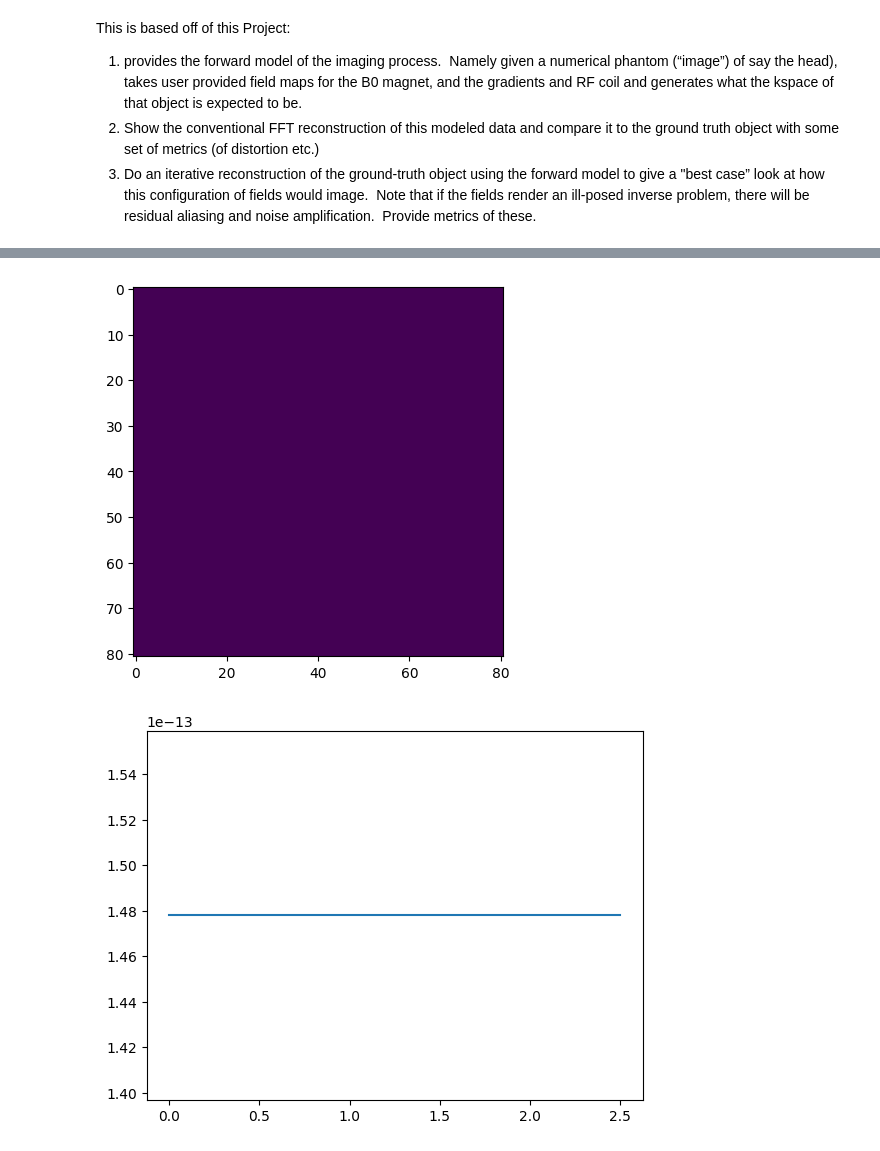
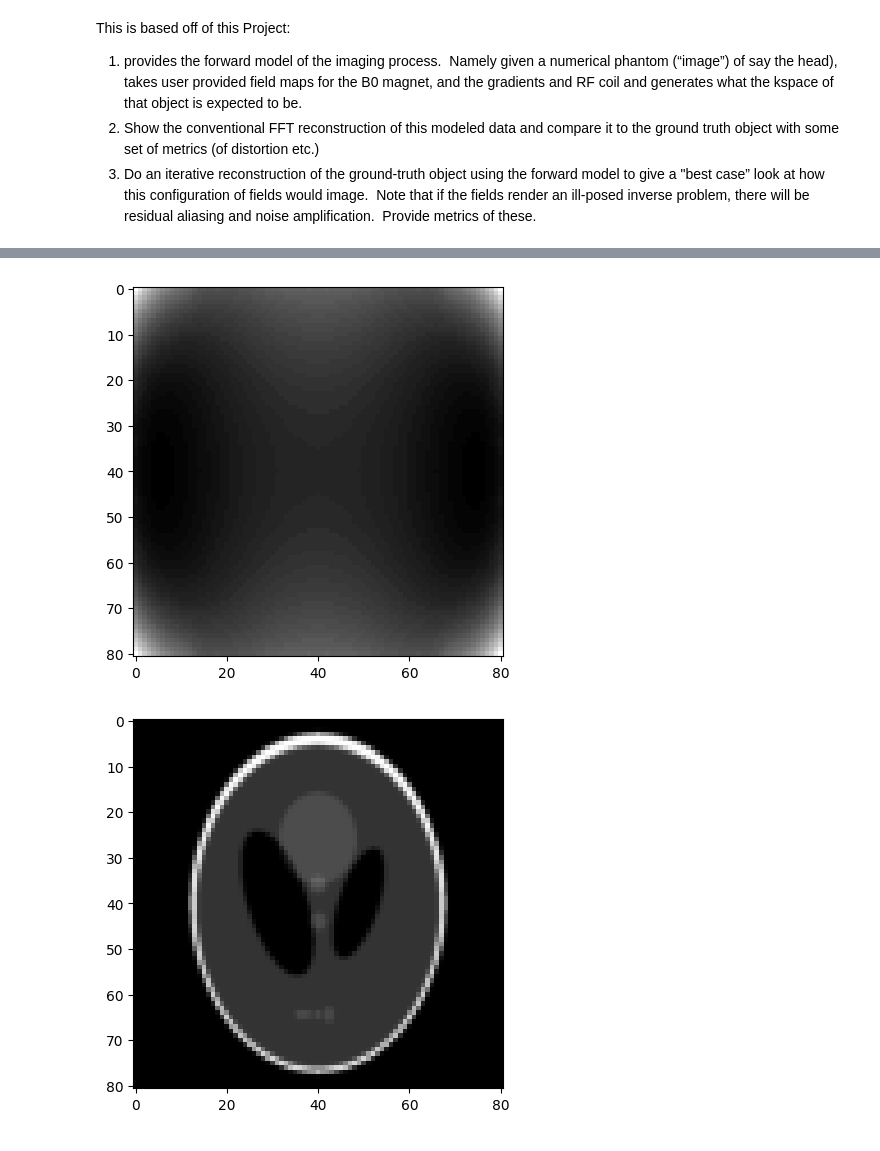
Before and after one commit to MaxStrey/Martinos_MR, a Jupyter notebook: Martinos_project/phantom_generation/phantom_5.ipynb, the cells around one changed output, grey strips where cells are left out. Saved outputs shown, nothing was run; the diff lists cells and outputs as text; code cells hidden in the pictures.

Commit message:
phantom 5 using a different approach... doesn't work yet but I'll try to make it work by the end of the day

```diff
--- a/Martinos_project/phantom_generation/phantom_5.ipynb
+++ b/Martinos_project/phantom_generation/phantom_5.ipynb
@@ -39,38 +7,27 @@ plt.show()
-# %%
-# Flip the spins
-angle = np.pi / 2  # 90 degree flip
-phantom *= np.exp(1j * angle)  # Rotate each spin by 90 degrees
-
-
-# Plot the phantom
-plt.imshow(np.abs(phantom))
-plt.show()
-# %% [output]
-[figure, removed]
-# %%
-
-# The goal of this segment is to implement a FID that has an echo time and
-
-TE = 0.1  # Echo time in seconds
-TR = 0.5  # Repetition time in seconds
-
-# Calculate the time delay
-time_delay = TR - TE
-
-# Calculate the transverse signal
-T1 = 1.0  # T1 relaxation time
-T2 = 0.5  # T2 relaxation time
-
-times = np.linspace(0, 5 * T2, 1000)  # Times at which to sample the signal
-signal = np.zeros_like(times, dtype=np.complex128)
-
-for i, t in enumerate(times):
-    M1 = 1 - np.exp(-TE / T1)
-    M2 = np.exp(-TR / T2)
-    signal[i] = np.sum(phantom * M2)  # Signal is sum of all spins, with relaxation
-
-# Plot the signal
-plt.plot(times, signal)
-plt.show()
-# %% [output]
-[figure, removed]
+# %%
+import numpy as np
+from scipy.fft import fftshift, fft2
+import matplotlib.pyplot as plt
+from skimage.data import shepp_logan_phantom
+from skimage.transform import resize
+import pandas as pd
+
+
+# Re-generate and resize Shepp-Logan phantom
+phantom = shepp_logan_phantom()
+phantom = resize(phantom, (81, 81))
+phantom /= np.max(phantom)
+
+# Load the B0 field map from the csv file
+B0_field_map = pd.read_csv('2Dslice.csv', header=None).values
+
+# Plot the B0 field map
+plt.imshow(np.abs(B0_field_map), cmap='gray')
+plt.show()
+
+# Plot the phantom
+plt.imshow(np.abs(phantom), cmap='gray')
+plt.show()
+# %% [output]
+[figure, added]
+[figure, added]
```
Also changed, not shown: parts of 4 cells of this notebook.
